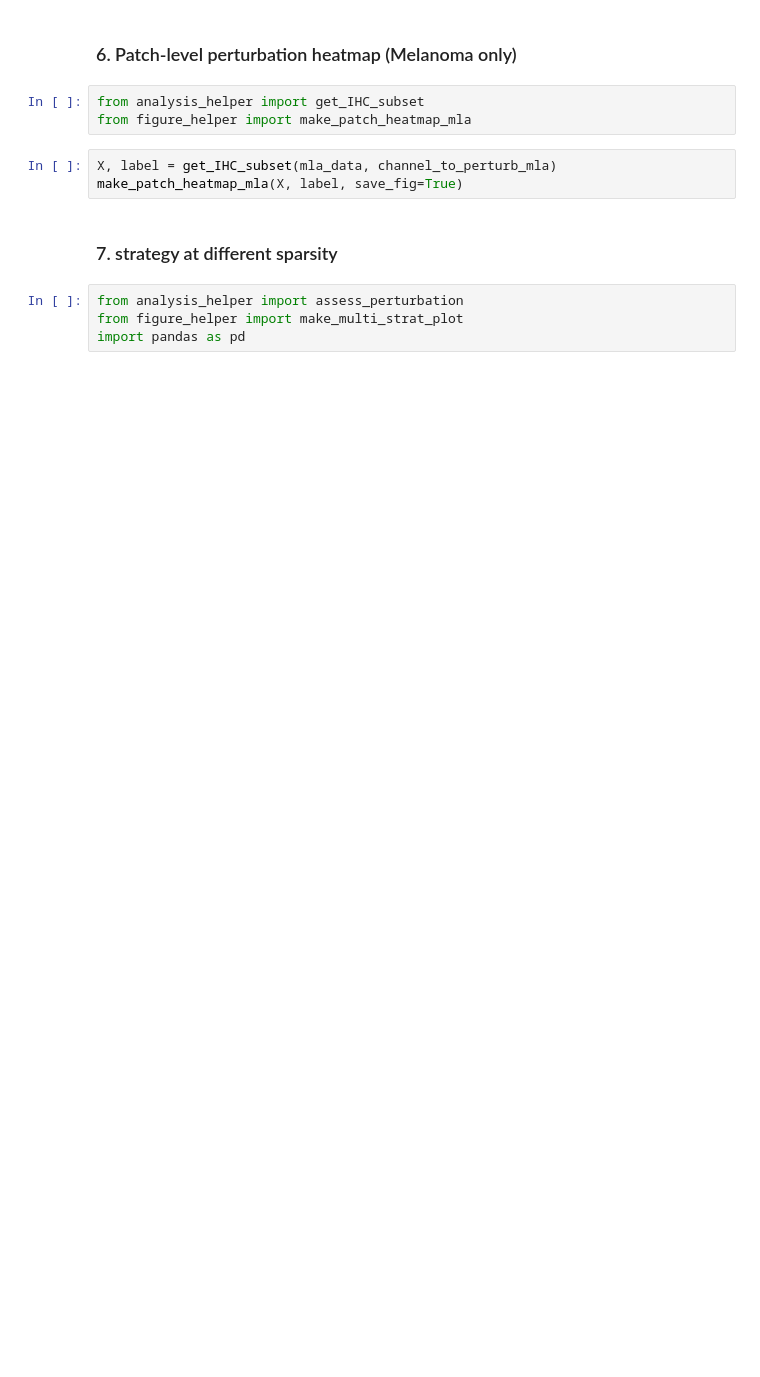
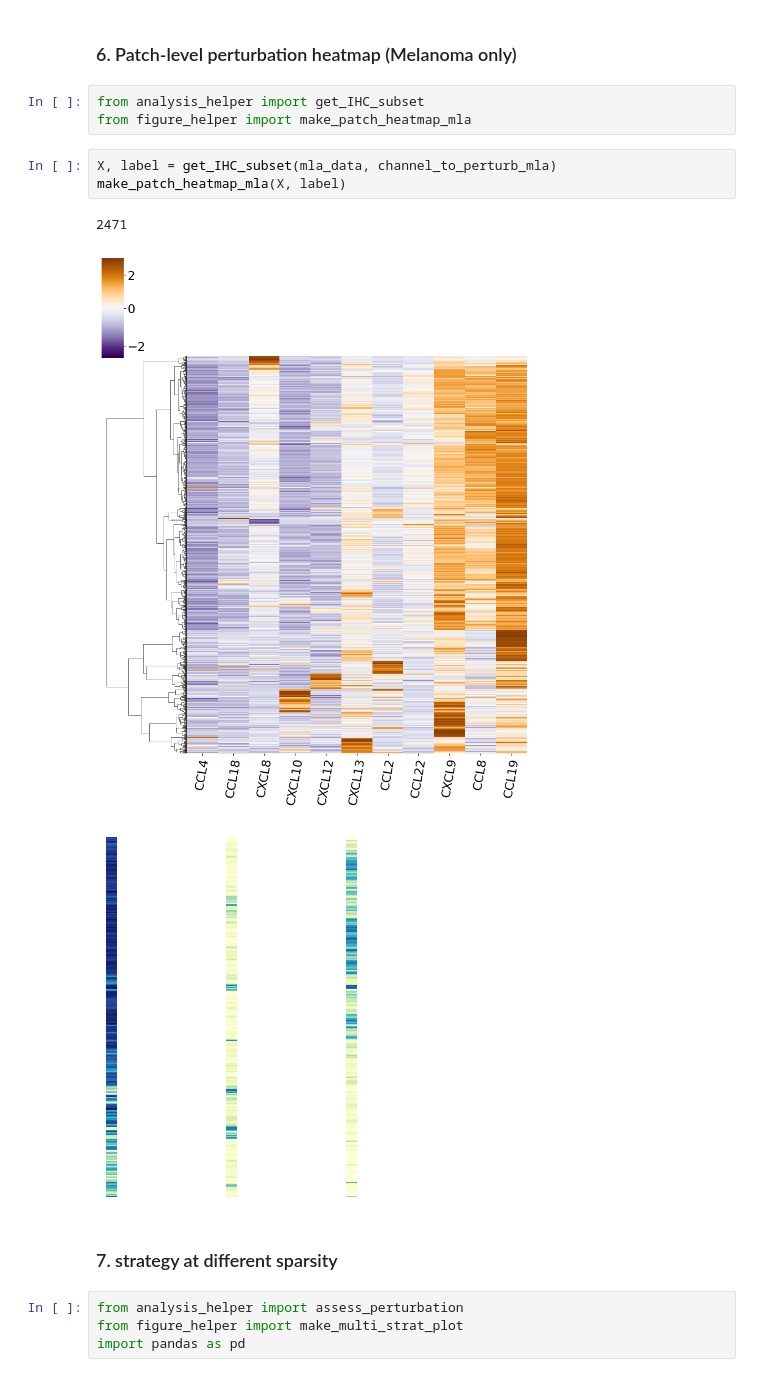
Before and after one commit to neonine2/morpheus-spatial, a Jupyter notebook: reproduction/reproduction_notebook.ipynb, the cells around one changed output. Cells and saved outputs as stored; diff of their text form; blank space fills up the shorter version.

```diff
--- a/reproduction/reproduction_notebook.ipynb
+++ b/reproduction/reproduction_notebook.ipynb
@@ -276,7 +282,11 @@ from analysis_helper import get_IHC_subset
 from figure_helper import make_patch_heatmap_mla
 # %%
 X, label = get_IHC_subset(mla_data, channel_to_perturb_mla)
-make_patch_heatmap_mla(X, label, save_fig=True)
+make_patch_heatmap_mla(X, label)
+# %% [output]
+2471
+[figure, added]
+[figure, added]
 # %% [markdown]
 ### 7. strategy at different sparsity
 # %%
```
Also changed, not shown: parts of 14 cells of this notebook, 1 other file.
